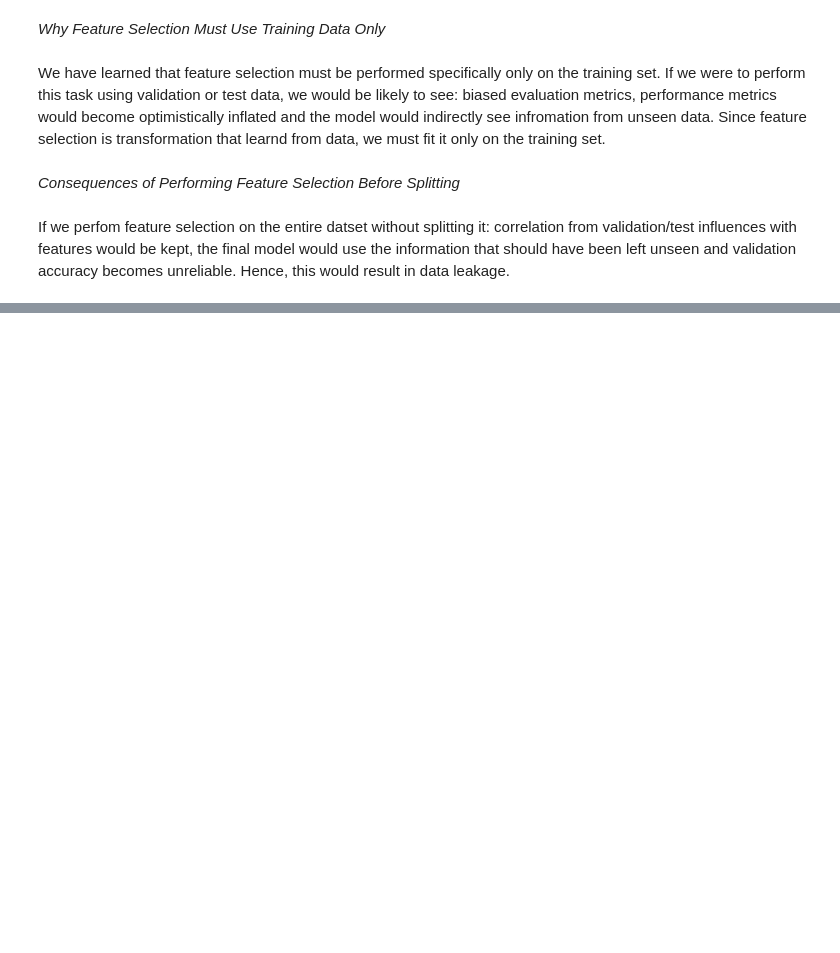
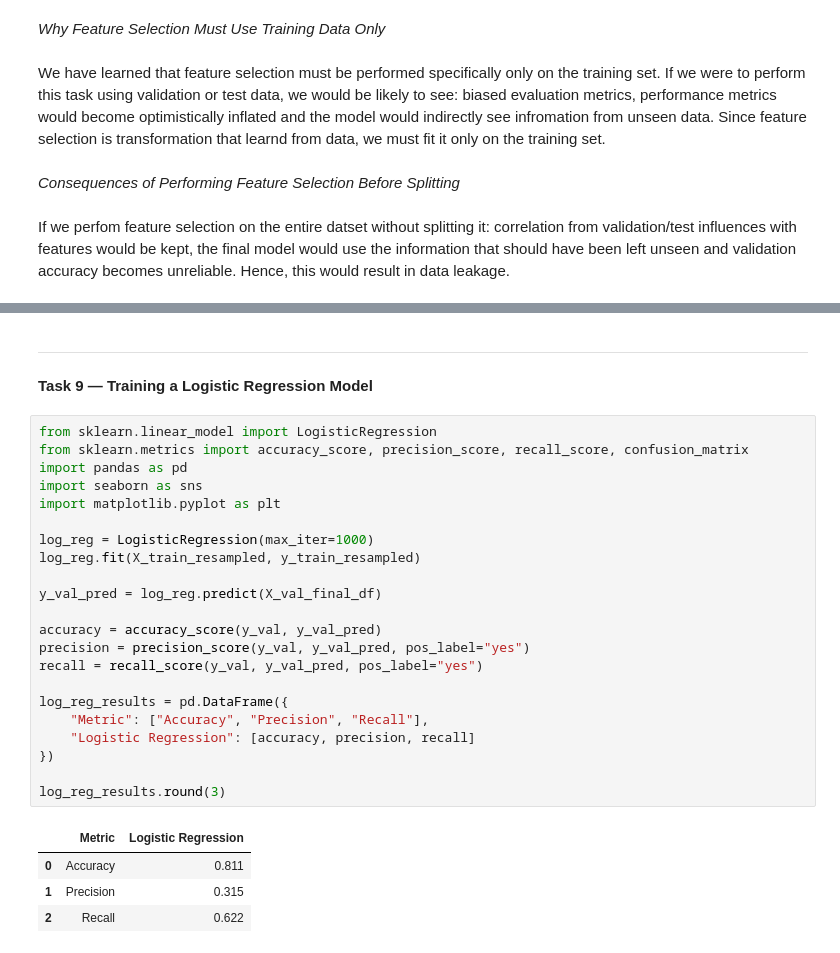
Before and after one commit to mchikovaniieu2024-create/ML-fundamentals-2026, a Jupyter notebook: assignment_1__Marie_Chikovani.ipynb, the cells around one changed output, grey strips where cells are left out. Saved outputs shown, nothing was run; the diff lists cells and outputs as text; blank space fills up the shorter version.

```diff
--- a/assignment_1__Marie_Chikovani.ipynb
+++ b/assignment_1__Marie_Chikovani.ipynb
@@ -766,0 +865,33 @@ If we perfom feature selection on the entire datset without splitting it: correl
+# %% [markdown]
+
+
+---
+# %% [markdown]
+**Task 9 — Training a Logistic Regression Model**
+# %%
+from sklearn.linear_model import LogisticRegression
+from sklearn.metrics import accuracy_score, precision_score, recall_score, confusion_matrix
+import pandas as pd
+import seaborn as sns
+import matplotlib.pyplot as plt
+
+log_reg = LogisticRegression(max_iter=1000)
+log_reg.fit(X_train_resampled, y_train_resampled)
+
+y_val_pred = log_reg.predict(X_val_final_df)
+
+accuracy = accuracy_score(y_val, y_val_pred)
+precision = precision_score(y_val, y_val_pred, pos_label="yes")
+recall = recall_score(y_val, y_val_pred, pos_label="yes")
+
+log_reg_results = pd.DataFrame({
+    "Metric": ["Accuracy", "Precision", "Recall"],
+    "Logistic Regression": [accuracy, precision, recall]
+})
+
+log_reg_results.round(3)
+# %% [output]
+|  | Metric | Logistic Regression |
+| 0 | Accuracy | 0.811 |
+| 1 | Precision | 0.315 |
+| 2 | Recall | 0.622 |
```
Also changed, not shown: parts of 25 cells of this notebook.
